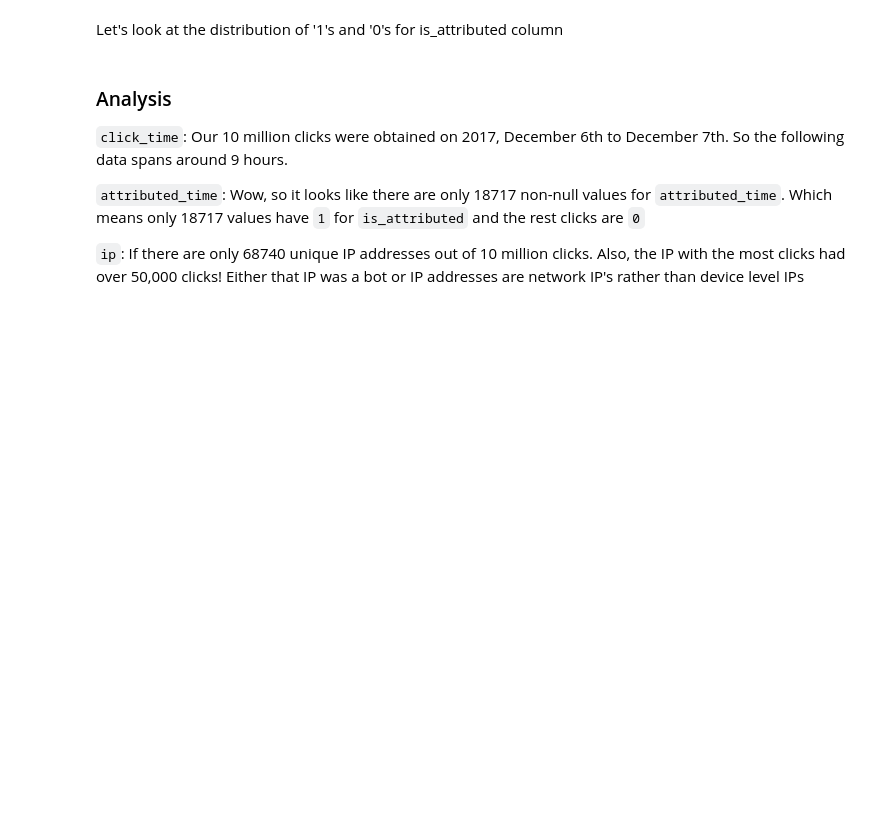
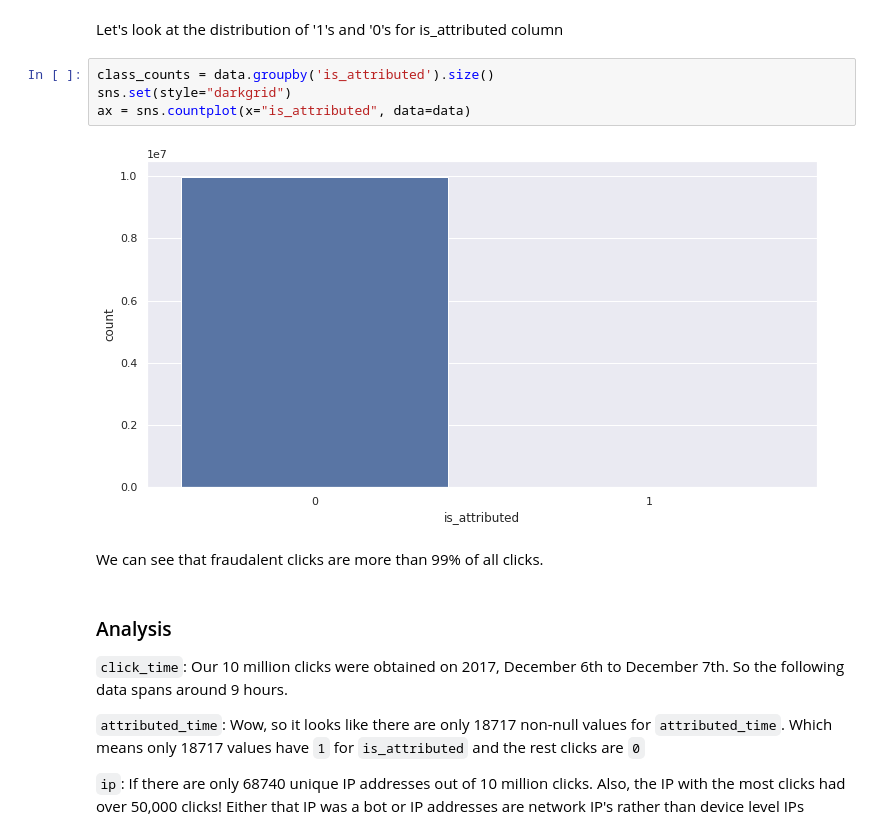
Before and after one commit to catherinelee274/fraud_detection, a Jupyter notebook: eda.ipynb, the cells around one changed output. Saved outputs shown, nothing was run; the diff lists cells and outputs as text; blank space fills up the shorter version.

```diff
--- a/eda.ipynb
+++ b/eda.ipynb
@@ -79,6 +79,14 @@ data.describe()
 | last | NaN | NaN | NaN | NaN | NaN | 2017-11-07 00:12:03 | 2017-11-07 15:59:53 | NaN |
 # %% [markdown]
 Let's look at the distribution of '1's and '0's for is_attributed column
+# %%
+class_counts = data.groupby('is_attributed').size()
+sns.set(style="darkgrid")
+ax = sns.countplot(x="is_attributed", data=data)
+# %% [output]
+[figure, added]
+# %% [markdown]
+We can see that fraudalent clicks are more than 99% of all clicks.
 # %% [markdown]
 ### Analysis
 
```
Also changed, not shown: parts of 11 cells of this notebook.
